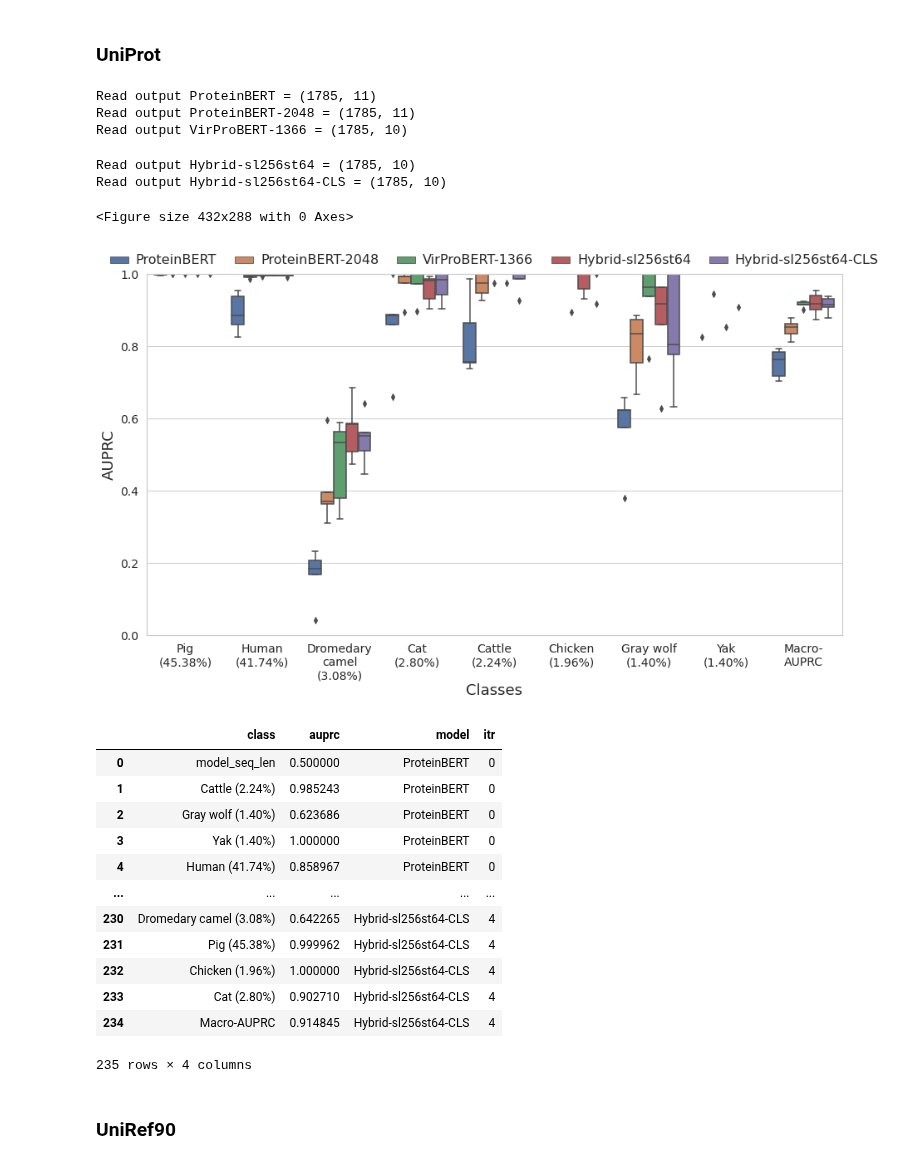
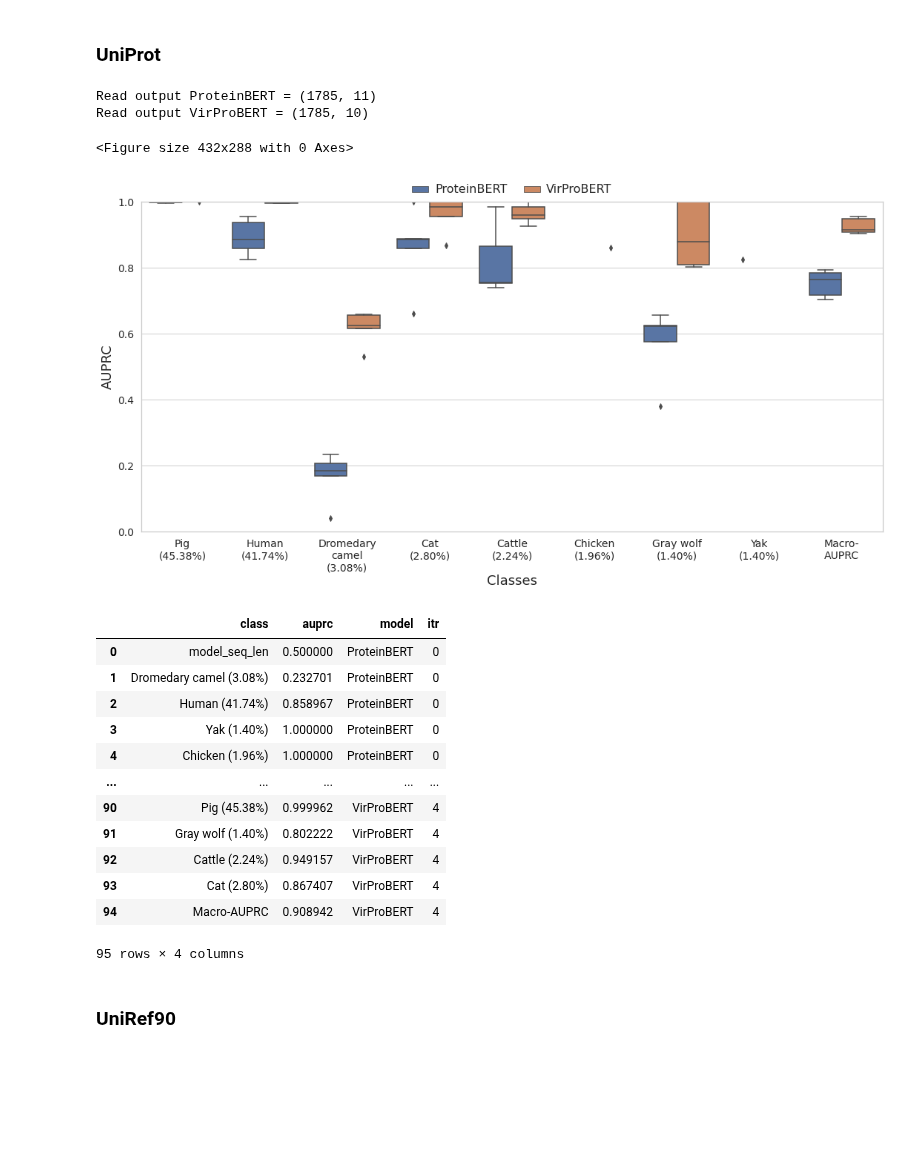
Before and after one commit to NSF-COMPASS-Center/HAVEN, a Jupyter notebook: src/jupyter_notebooks/results-analysis/coronaviridae/coronaviridae_s_prot_uniprot_and_uniref90_embl_auprc_analysis.ipynb, the cells around one changed output. Drawn from its saved outputs; the diff is of its cells as text; code cells hidden in the pictures; blank space fills up the shorter version.

```diff
--- a/src/jupyter_notebooks/results-analysis/coronaviridae/coronaviridae_s_prot_uniprot_and_uniref90_embl_auprc_analysis.ipynb
+++ b/src/jupyter_notebooks/results-analysis/coronaviridae/coronaviridae_s_prot_uniprot_and_uniref90_embl_auprc_analysis.ipynb
@@ -120,7 +120,7 @@ def class_wise_auprc_analysis(output_filepaths, classes, figure_output_filepath=
     sns.move_legend(ax, "lower center", bbox_to_anchor=(.5, 1), ncol=5, title=None, frameon=False)
     plt.setp(ax.get_legend().get_texts(), fontsize=16)
     visualization_utils.wrap_ticklabels(ax, axis="x")
-    # visualization_utils.view(figure_output_filepath)
+    visualization_utils.view(figure_output_filepath)
     plt.show()
     return auprc_results_df
 # %% [markdown]
@@ -128,37 +128,36 @@ def class_wise_auprc_analysis(output_filepaths, classes, figure_output_filepath=
 # %%
 file_paths = {
     "ProteinBERT": os.path.join(os.getcwd(), "..","..", "..", "..", "output/raw/coronaviridae_s_prot_uniprot_embl_vertebrates_t0.01_c8/20240902/host_multi/proteinbert/uniprot_cov_s_prot_embl_hosts/finetune_prediction_results_20240902_224530.csv"),
-    "ProteinBERT-2048": os.path.join(os.getcwd(), "..","..", "..", "..", "output/raw/coronaviridae_s_prot_uniprot_embl_vertebrates_t0.01_c8/20240902/host_multi/proteinbert/uniprot_cov_s_prot_embl_hosts/finetune_prediction_results_20240903_132840.csv"),
-    "VirProBERT-1366": os.path.join(os.getcwd(), "..","..", "..", "..", "output/raw/coronaviridae_s_prot_uniprot_embl_vertebrates_t0.01_c8/20240326/fine_tuning/host_prediction/multi/mlm_tfenc_l6_h8_lr1e-4_uniprot_coronaviridae_s_msl1366_host_prediction_fnn_2l_d1024_lr1e-4_output.csv"),
-    "Hybrid-sl256st64": os.path.join(os.getcwd(), "..","..", "..", "..", "output/raw/coronaviridae_s_prot_uniprot_embl_vertebrates_t0.01_c8/20240828/host_multi/fine_tuning_hybrid/mlm_tfenc_l6_h8_lr1e-4_uniref90viridae_msl256b512_ae_bn_vs30_s64_hybrid_attention_s64_fnn_2l_d1024_lr1e-4_output.csv"),
-    "Hybrid-sl256st64-CLS": os.path.join(os.getcwd(), "..","..", "..", "..", "output/raw/coronaviridae_s_prot_uniprot_embl_vertebrates_t0.01_c8/20240828/host_multi/fine_tuning_hybrid_cls/mlm_tfenc_l6_h8_lr1e-4_uniref90viridae_msl256b512_ae_bn_vs30cls_s64_hybrid_attention_s64_fnn_2l_d1024_lr1e-4_output.csv"),
+    #"ProteinBERT-2048": os.path.join(os.getcwd(), "..","..", "..", "..", "output/raw/coronaviridae_s_prot_uniprot_embl_vertebrates_t0.01_c8/20240902/host_multi/proteinbert/uniprot_cov_s_prot_embl_hosts/finetune_prediction_results_20240903_132840.csv"),
+    #"VirProBERT-1366": os.path.join(os.getcwd(), "..","..", "..", "..", "output/raw/coronaviridae_s_prot_uniprot_embl_vertebrates_t0.01_c8/20240326/fine_tuning/host_prediction/multi/mlm_tfenc_l6_h8_lr1e-4_uniprot_coronaviridae_s_msl1366_host_prediction_fnn_2l_d1024_lr1e-4_output.csv"),
+    #"Hybrid-sl256st64": os.path.join(os.getcwd(), "..","..", "..", "..", "output/raw/coronaviridae_s_prot_uniprot_embl_vertebrates_t0.01_c8/20240828/host_multi/fine_tuning_hybrid/mlm_tfenc_l6_h8_lr1e-4_uniref90viridae_msl256b512_ae_bn_vs30_s64_hybrid_attention_s64_fnn_2l_d1024_lr1e-4_output.csv"),
+    #"Hybrid-sl256st64-CLS": os.path.join(os.getcwd(), "..","..", "..", "..", "output/raw/coronaviridae_s_prot_uniprot_embl_vertebrates_t0.01_c8/20240828/host_multi/fine_tuning_hybrid_cls/mlm_tfenc_l6_h8_lr1e-4_uniref90viridae_msl256b512_ae_bn_vs30cls_s64_hybrid_attention_s64_fnn_2l_d1024_lr1e-4_output.csv"),
+    "VirProBERT": os.path.join(os.getcwd(), "..","..", "..", "..", "output/raw/coronaviridae_s_prot_uniprot_embl_vertebrates_t0.01_c8/20240909/host_multi/fine_tuning_hybrid_cls/mlm_tfenc_l6_h8_lr1e-4_uniref90viridae_vs30_hybrid_attention_msl256s64ae_bn_cls_fnn_2l_d1024_lr1e-5_output.csv"),
 
 }
 
 classes = ["Pig", "Human", "Cat", "Dromedary camel", "Cattle", "Chicken", "Gray wolf", "Yak"]
 # %%
-class_wise_auprc_analysis(file_paths, classes)
+class_wise_auprc_analysis(file_paths, classes,
+                          figure_output_filepath=os.path.join(os.getcwd(), "..", "..", "..", "..", f"output/visualization/temp_new/host_multi_cov_s_uniprot_auprc_boxplot.pdf"))
 # %% [output]
 Read output ProteinBERT = (1785, 11)
-Read output ProteinBERT-2048 = (1785, 11)
-Read output VirProBERT-1366 = (1785, 10)
+Read output VirProBERT = (1785, 10)
-Read output Hybrid-sl256st64 = (1785, 10)
-Read output Hybrid-sl256st64-CLS = (1785, 10)
+<Figure size 432x288 with 0 Axes>
-<Figure size 432x288 with 0 Axes>
-[figure, old version]
+[figure, new version]
 |  | class | auprc | model | itr |
 | 0 | model_seq_len | 0.500000 | ProteinBERT | 0 |
-| 1 | Cattle (2.24%) | 0.985243 | ProteinBERT | 0 |
-| 2 | Gray wolf (1.40%) | 0.623686 | ProteinBERT | 0 |
+| 1 | Dromedary camel (3.08%) | 0.232701 | ProteinBERT | 0 |
+| 2 | Human (41.74%) | 0.858967 | ProteinBERT | 0 |
 | 3 | Yak (1.40%) | 1.000000 | ProteinBERT | 0 |
-| 4 | Human (41.74%) | 0.858967 | ProteinBERT | 0 |
+| 4 | Chicken (1.96%) | 1.000000 | ProteinBERT | 0 |
 | ... | ... | ... | ... | ... |
-| 230 | Dromedary camel (3.08%) | 0.642265 | Hybrid-sl256st64-CLS | 4 |
-| 231 | Pig (45.38%) | 0.999962 | Hybrid-sl256st64-CLS | 4 |
-| 232 | Chicken (1.96%) | 1.000000 | Hybrid-sl256st64-CLS | 4 |
-| 233 | Cat (2.80%) | 0.902710 | Hybrid-sl256st64-CLS | 4 |
-| 234 | Macro-AUPRC | 0.914845 | Hybrid-sl256st64-CLS | 4 |
+| 90 | Pig (45.38%) | 0.999962 | VirProBERT | 4 |
+| 91 | Gray wolf (1.40%) | 0.802222 | VirProBERT | 4 |
+| 92 | Cattle (2.24%) | 0.949157 | VirProBERT | 4 |
+| 93 | Cat (2.80%) | 0.867407 | VirProBERT | 4 |
+| 94 | Macro-AUPRC | 0.908942 | VirProBERT | 4 |
-235 rows × 4 columns
+95 rows × 4 columns
 # %% [markdown]
 ### UniRef90
 # %%
```
Also changed, not shown: parts of 3 cells of this notebook, 3 other files.
